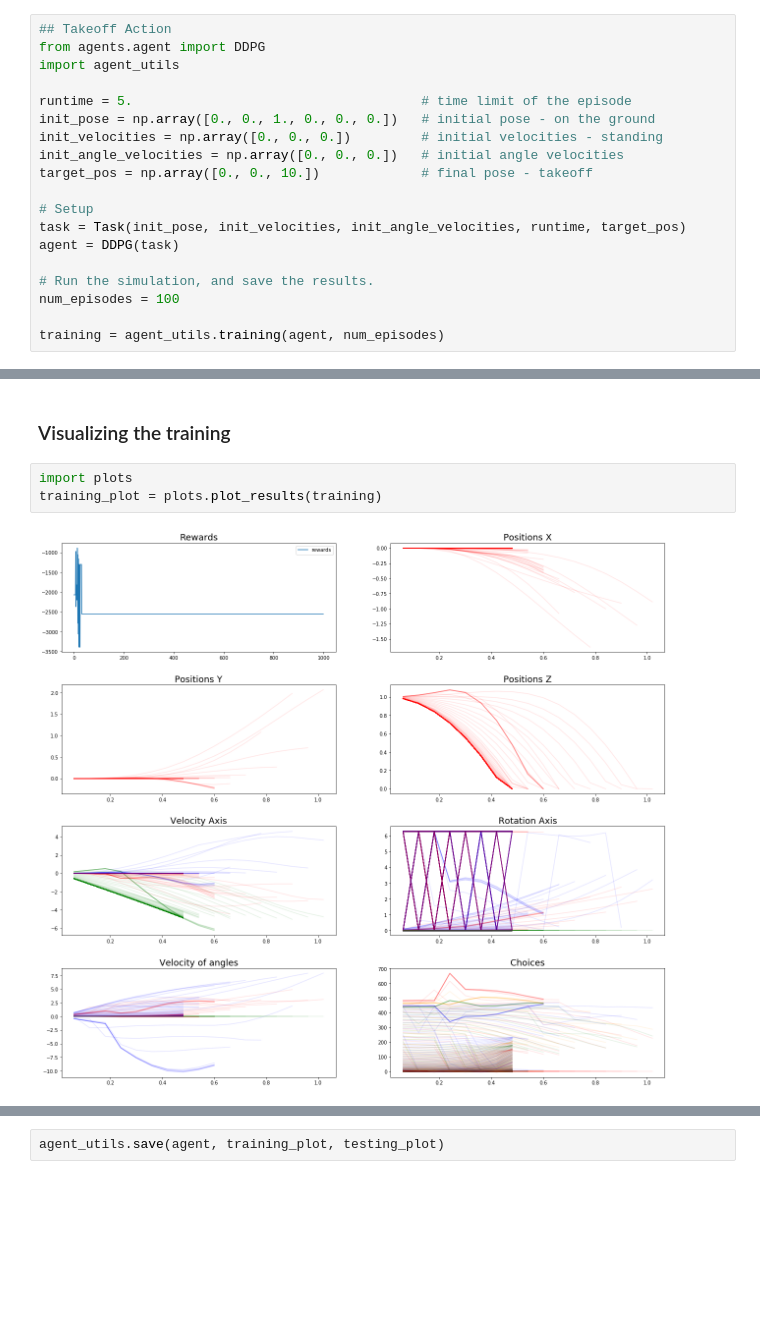
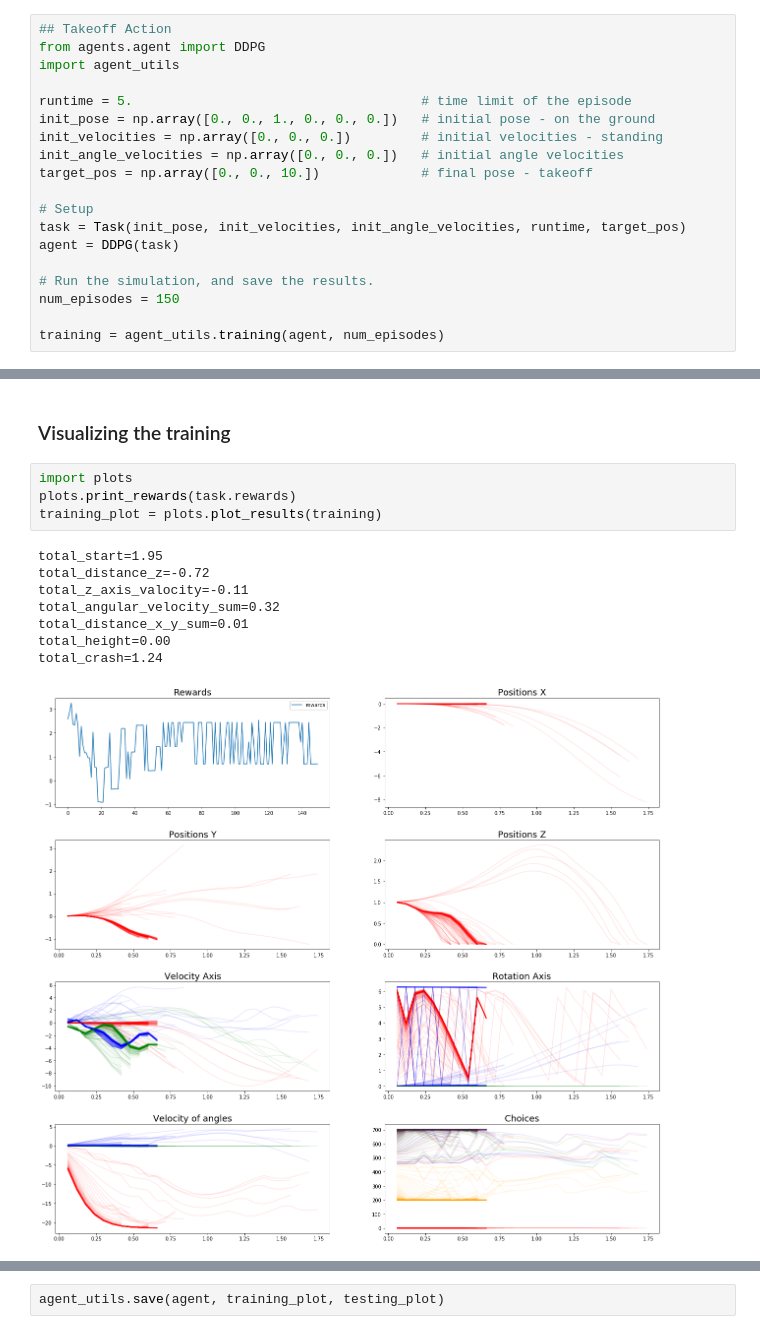
Before and after one commit to fgsantos89/RL-Quadcopter-2, a Jupyter notebook: Quadcopter_Project.ipynb, the cells around one changed output, grey strips where cells are left out. Cells and saved outputs as stored; diff of their text form; blank space fills up the shorter version.

```diff
--- a/Quadcopter_Project.ipynb
+++ b/Quadcopter_Project.ipynb
@@ -250,7 +250,7 @@ task = Task(init_pose, init_velocities, init_angle_velocities, runtime, target_p
 agent = DDPG(task)
 
 # Run the simulation, and save the results.
-num_episodes = 100
+num_episodes = 150
 
 training = agent_utils.training(agent, num_episodes)
 # %% [output]
@@ -279,7 +279,15 @@ Once you are satisfied with your performance, plot the episode rewards, either f
 ### Visualizing the training
 # %%
 import plots
+plots.print_rewards(task.rewards)
 training_plot = plots.plot_results(training)
 # %% [output]
+total_start=1.95
+total_distance_z=-0.72
+total_z_axis_valocity=-0.11
+total_angular_velocity_sum=0.32
+total_distance_x_y_sum=0.01
+total_height=0.00
+total_crash=1.24
-[figure, old version]
+[figure, new version]
 # %%
```
Also changed, not shown: parts of 10 cells of this notebook, 3 other files.
